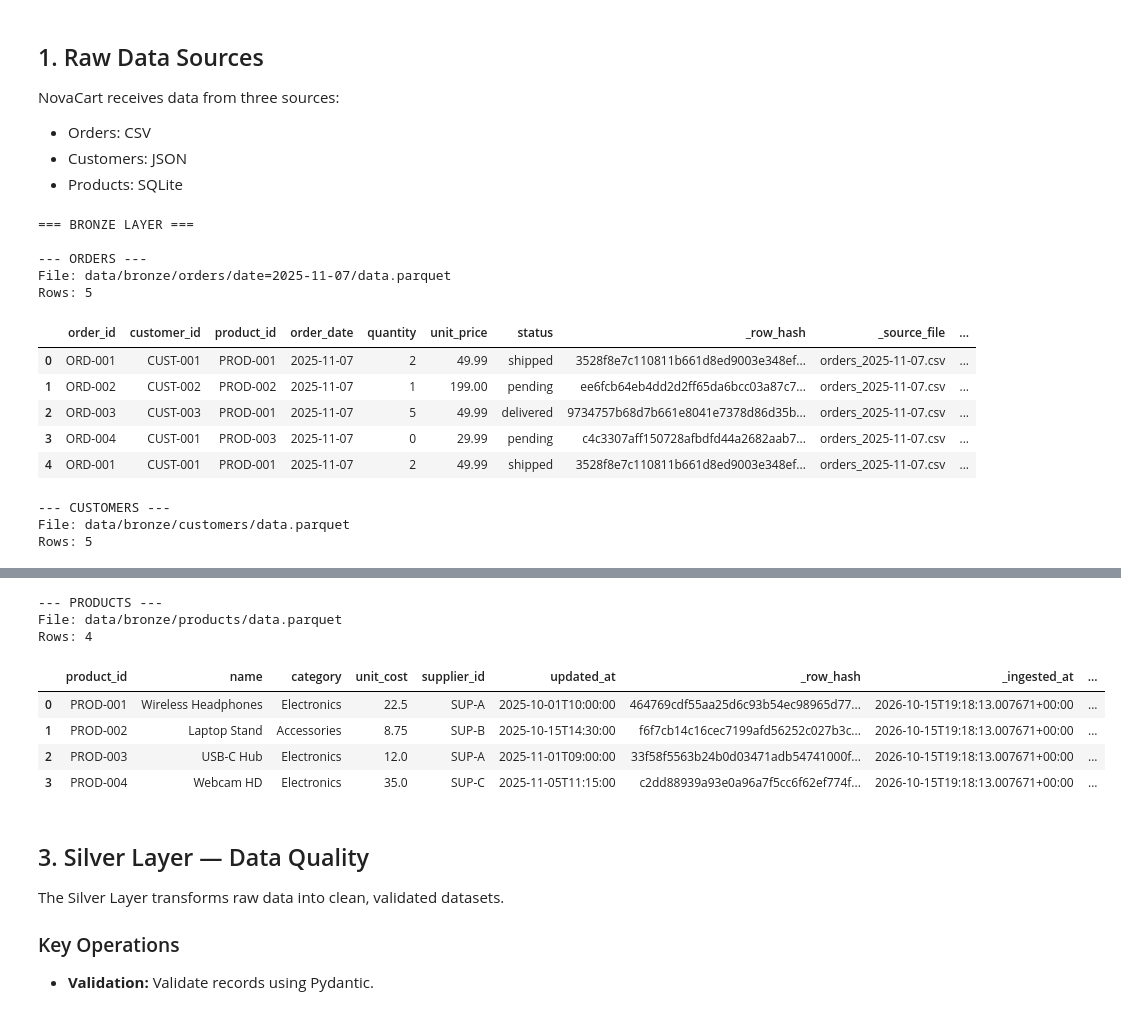
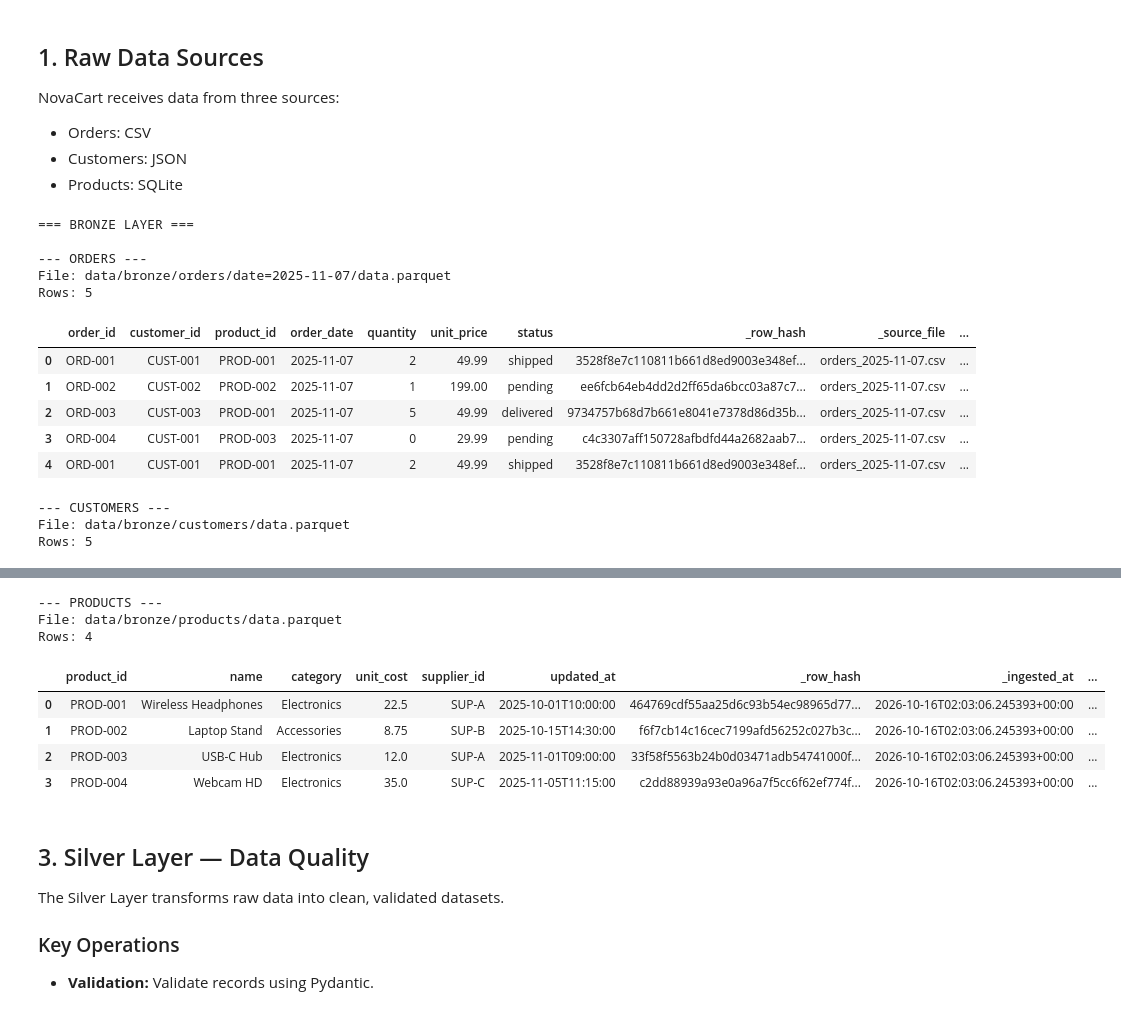
Before and after one commit to cosmanatlol/novacart-solution, a Jupyter notebook: notebooks/novacart_demo.ipynb, the cells around one changed output, grey strips where cells are left out. Cells and saved outputs as stored; diff of their text form; code cells hidden in the pictures.

```diff
--- a/notebooks/novacart_demo.ipynb
+++ b/notebooks/novacart_demo.ipynb
@@ -78,7 +62,7 @@ import pandas as pd
 from IPython.display import display
 
 PROJECT_ROOT = Path(
-    "/Users/chris/Desktop/IBM-Projects/novacart-solution"
+    "/Users/manat/Desktop/novacart-solution"
 )
 
 print("=== BRONZE LAYER ===")
@@ -99,37 +83,37 @@ for source in ["orders", "customers", "products"]:
 
         print("File:", file.relative_to(PROJECT_ROOT))
         print("Rows:", len(df))
 
         display(df.head(10))
 # %% [output]
 === BRONZE LAYER ===
 
 --- ORDERS ---
 File: data/bronze/orders/date=2025-11-07/data.parquet
 Rows: 5
 |  | order_id | customer_id | product_id | order_date | quantity | unit_price | status | _row_hash | _source_file | ... |
 | 0 | ORD-001 | CUST-001 | PROD-001 | 2025-11-07 | 2 | 49.99 | shipped | 3528f8e7c110811b661d8ed9003e348ef... | orders_2025-11-07.csv | ... |
 | 1 | ORD-002 | CUST-002 | PROD-002 | 2025-11-07 | 1 | 199.00 | pending | ee6fcb64eb4dd2d2ff65da6bcc03a87c7... | orders_2025-11-07.csv | ... |
 | 2 | ORD-003 | CUST-003 | PROD-001 | 2025-11-07 | 5 | 49.99 | delivered | 9734757b68d7b661e8041e7378d86d35b... | orders_2025-11-07.csv | ... |
 | 3 | ORD-004 | CUST-001 | PROD-003 | 2025-11-07 | 0 | 29.99 | pending | c4c3307aff150728afbdfd44a2682aab7... | orders_2025-11-07.csv | ... |
 | 4 | ORD-001 | CUST-001 | PROD-001 | 2025-11-07 | 2 | 49.99 | shipped | 3528f8e7c110811b661d8ed9003e348ef... | orders_2025-11-07.csv | ... |
 --- CUSTOMERS ---
 File: data/bronze/customers/data.parquet
 Rows: 5
 |  | customer_id | first_name | last_name | email | address | signup_date | tier | _row_hash | _source_file | ... |
 | 0 | CUST-001 | Alice | Smith | alice@example.com | {'city': 'New York', 'country': '... | 2024-01-15 | gold | 401a2c661ec89f63c2b2a4b060b17b4bf... | customers.json | ... |
 | 1 | CUST-002 | Bob | Jones | bob@example.com | {'city': 'London', 'country': 'GB'} | 2024-03-22 | standard | 4b920c3186344a3fba8acd31dd5b64da4... | customers.json | ... |
 | 2 | CUST-003 | Carol | White | carol@example.com | {'city': 'Toronto', 'country': 'CA'} | 2023-11-05 | silver | a185bc63cfc5d7b45bc2584a0f6554246... | customers.json | ... |
 | 3 | CUST-004 | Dan | Brown | dan@example.com | {'city': 'Sydney', 'country': 'AU'} | 2024-06-18 | standard | 946eb9aab5ea2c7fb2aef5482ee5173dc... | customers.json | ... |
 | 4 | CUST-005 | Eve | Davis | eve-at-example.com | {'city': 'Paris', 'country': 'FR'} | 2024-08-01 | gold | fab66e12b623595b9f905c5a1d3049647... | customers.json | ... |
 --- PRODUCTS ---
 File: data/bronze/products/data.parquet
 Rows: 4
 |  | product_id | name | category | unit_cost | supplier_id | updated_at | _row_hash | _ingested_at | ... |
-| 0 | PROD-001 | Wireless Headphones | Electronics | 22.5 | SUP-A | 2025-10-01T10:00:00 | 464769cdf55aa25d6c93b54ec98965d77... | 2026-10-15T19:18:13.007671+00:00 | ... |
-| 1 | PROD-002 | Laptop Stand | Accessories | 8.75 | SUP-B | 2025-10-15T14:30:00 | f6f7cb14c16cec7199afd56252c027b3c... | 2026-10-15T19:18:13.007671+00:00 | ... |
-| 2 | PROD-003 | USB-C Hub | Electronics | 12.0 | SUP-A | 2025-11-01T09:00:00 | 33f58f5563b24b0d03471adb54741000f... | 2026-10-15T19:18:13.007671+00:00 | ... |
-| 3 | PROD-004 | Webcam HD | Electronics | 35.0 | SUP-C | 2025-11-05T11:15:00 | c2dd88939a93e0a96a7f5cc6f62ef774f... | 2026-10-15T19:18:13.007671+00:00 | ... |
+| 0 | PROD-001 | Wireless Headphones | Electronics | 22.5 | SUP-A | 2025-10-01T10:00:00 | 464769cdf55aa25d6c93b54ec98965d77... | 2026-10-16T02:03:06.245393+00:00 | ... |
+| 1 | PROD-002 | Laptop Stand | Accessories | 8.75 | SUP-B | 2025-10-15T14:30:00 | f6f7cb14c16cec7199afd56252c027b3c... | 2026-10-16T02:03:06.245393+00:00 | ... |
+| 2 | PROD-003 | USB-C Hub | Electronics | 12.0 | SUP-A | 2025-11-01T09:00:00 | 33f58f5563b24b0d03471adb54741000f... | 2026-10-16T02:03:06.245393+00:00 | ... |
+| 3 | PROD-004 | Webcam HD | Electronics | 35.0 | SUP-C | 2025-11-05T11:15:00 | c2dd88939a93e0a96a7f5cc6f62ef774f... | 2026-10-16T02:03:06.245393+00:00 | ... |
 # %% [markdown]
 ## 3. Silver Layer — Data Quality
 
```
Also changed, not shown: parts of 10 cells of this notebook.
